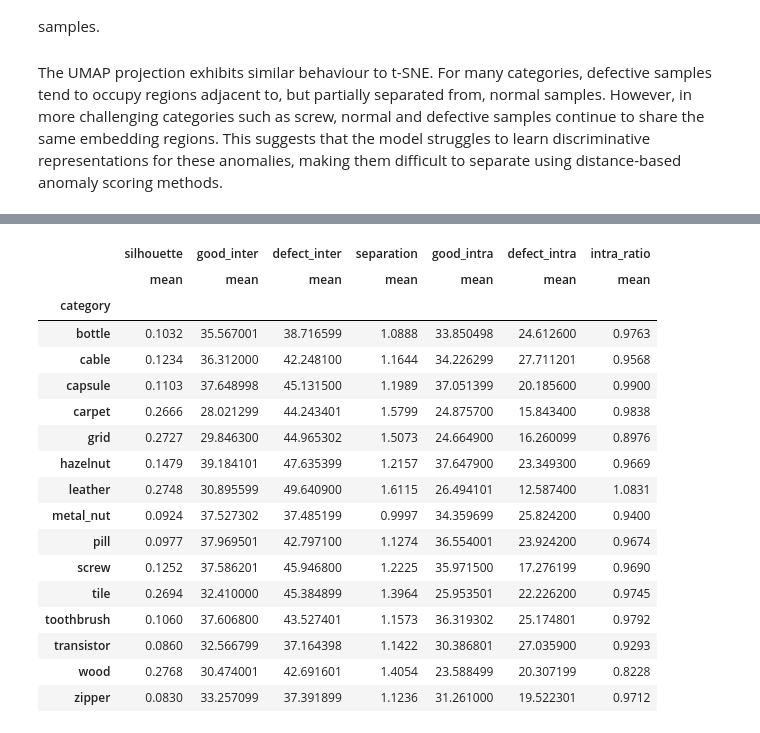
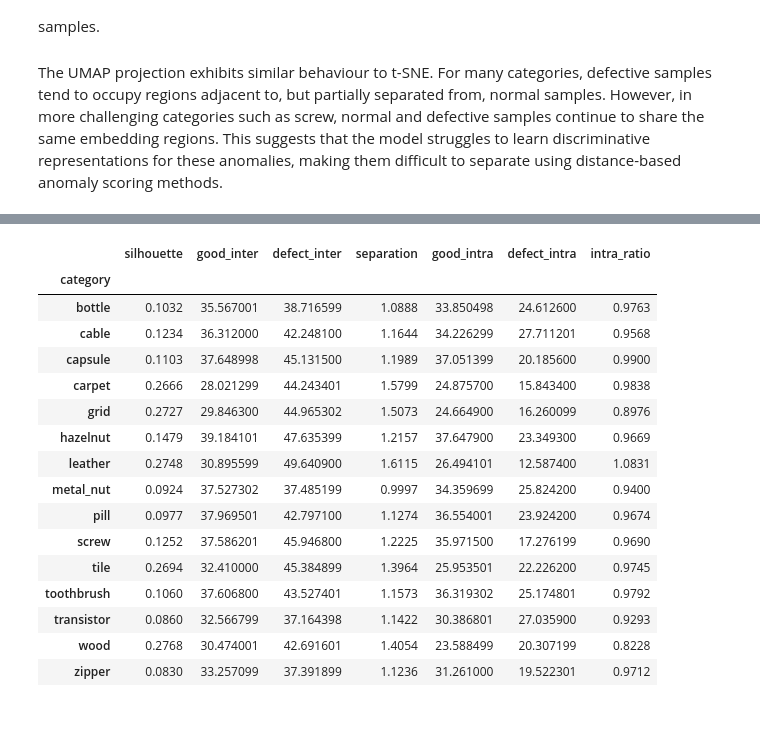
Before and after one commit to CiaranW005/UL-Summer-Bursary-2026, a Jupyter notebook: notebooks/embedding_analysis/emb_visualisation.ipynb, the cells around one changed output, grey strips where cells are left out. Cells and saved outputs as stored; diff of their text form; code cells hidden in the pictures.

```diff
--- a/notebooks/embedding_analysis/emb_visualisation.ipynb
+++ b/notebooks/embedding_analysis/emb_visualisation.ipynb
@@ -87,8 +87,8 @@ tsne = TSNE(n_components=2)
 umap = UMAP(n_components=2, random_state=42)
 
 train_mask = meta["split"] == "train"
-train_meta = meta[train_mask].reset_index(drop=True)
-test_meta = meta[~train_mask].reset_index(drop=True)
+train_meta = meta[train_mask]
+test_meta = meta[~train_mask]
 
 pca_2d = load_or_compute(CACHE_DIR / "cls_pca.npy", lambda: pca.fit_transform(cls_tokens))
 tsne_2d = load_or_compute(CACHE_DIR / "cls_tsne.npy", lambda: tsne.fit_transform(cls_tokens))
@@ -803,24 +790,22 @@ patch_results
 # %%
 category_summary = (
     patch_results
-    .groupby("category")[[
+    .groupby("category")
+    [[
         "silhouette",
         "good_inter",
         "defect_inter",
         "separation",
         "good_intra",
         "defect_intra",
         "intra_ratio"
-    ]]
-    .mean()
-    .round(4)
+    ]].mean().round(4)
 )
 
 category_summary.to_csv(RESULTS_DIR / "patch_embed_summary.csv")
 category_summary
 # %% [output]
 |  | silhouette | good_inter | defect_inter | separation | good_intra | defect_intra | intra_ratio |
-|  | mean | mean | mean | mean | mean | mean | mean |
 | category |  |  |  |  |  |  |  |
 | bottle | 0.1032 | 35.567001 | 38.716599 | 1.0888 | 33.850498 | 24.612600 | 0.9763 |
 | cable | 0.1234 | 36.312000 | 42.248100 | 1.1644 | 34.226299 | 27.711201 | 0.9568 |
```
Also changed, not shown: parts of 12 cells of this notebook, 5 other files.
